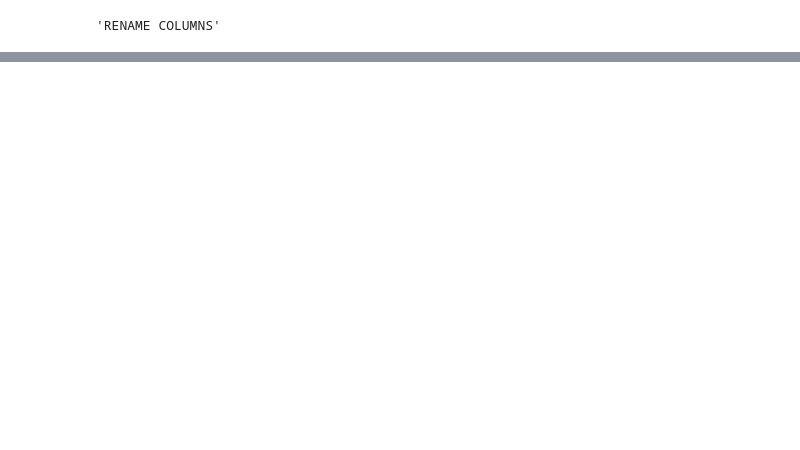
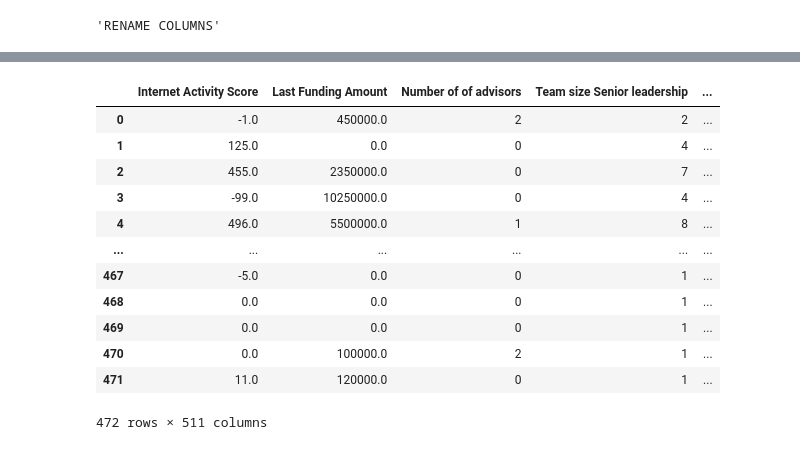
Before and after one commit to normanc529/Startup_Success_Predictor, a Jupyter notebook: startup_success.ipynb, the cells around one changed output, grey strips where cells are left out. Drawn from its saved outputs; the diff is of its cells as text; code cells hidden in the pictures; blank space fills up the shorter version.

```diff
--- a/startup_success.ipynb
+++ b/startup_success.ipynb
@@ -174,0 +180,6 @@ encoded_df
+# %%
+# Create a DataFrame with the columnns containing numerical variables from the original dataset
+numerical_variables_df = startup_df.drop(columns = categorical_variables)
+
+# Review the DataFrame
+numerical_variables_df.fillna(0)
@@ -174,0 +200,26 @@ encoded_df
+# %%
+# Add the numerical variables from the original DataFrame to the one-hot encoding DataFrame
+encoded_df = pd.concat(
+    [
+        numerical_variables_df,
+        encoded_df
+    ],
+    axis=1
+)
+
+# Review the Dataframe
+encoded_df.fillna(0)
+# %% [output]
+|  | Internet Activity Score | Last Funding Amount | Number of of advisors | Team size Senior leadership | ... |
+| 0 | -1.0 | 450000.0 | 2 | 2 | ... |
+| 1 | 125.0 | 0.0 | 0 | 4 | ... |
+| 2 | 455.0 | 2350000.0 | 0 | 7 | ... |
+| 3 | -99.0 | 10250000.0 | 0 | 4 | ... |
+| 4 | 496.0 | 5500000.0 | 1 | 8 | ... |
+| ... | ... | ... | ... | ... | ... |
+| 467 | -5.0 | 0.0 | 0 | 1 | ... |
+| 468 | 0.0 | 0.0 | 0 | 1 | ... |
+| 469 | 0.0 | 0.0 | 0 | 1 | ... |
+| 470 | 0.0 | 100000.0 | 2 | 1 | ... |
+| 471 | 11.0 | 120000.0 | 0 | 1 | ... |
+472 rows × 511 columns
```
Also changed, not shown: parts of 29 cells of this notebook.
